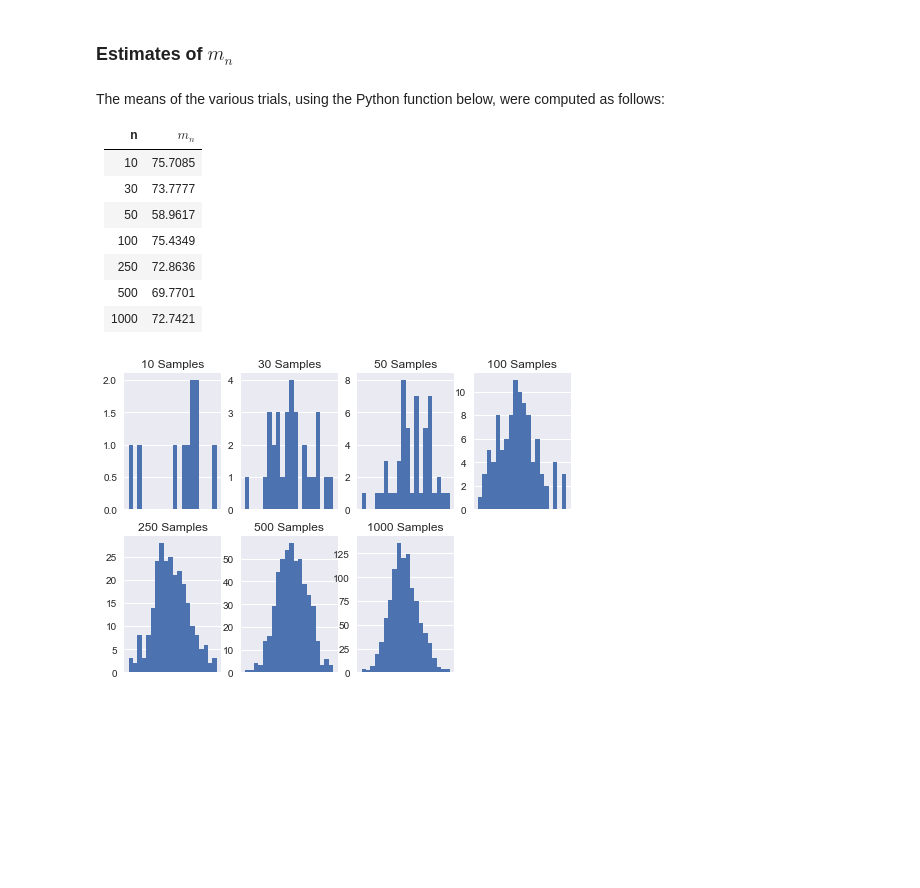
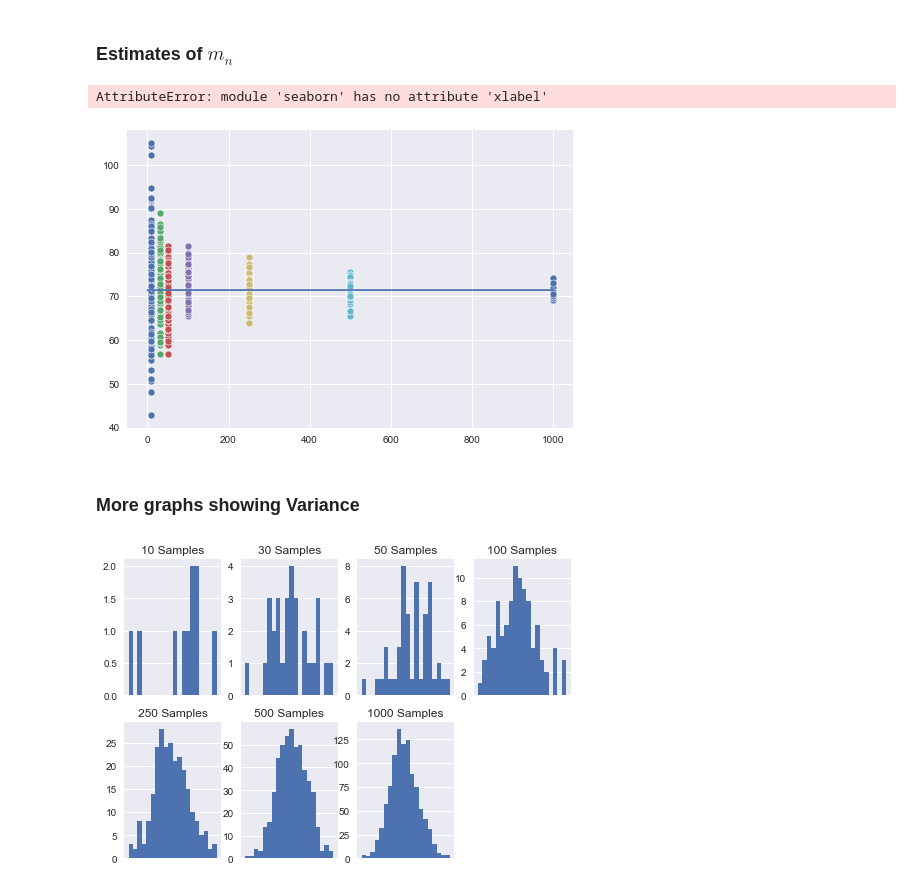
Before and after one commit to luke-anglin/DroneMonte, a Jupyter notebook: Project 3.ipynb, the cells around one changed output. Cells and saved outputs as stored; diff of their text form; code cells hidden in the pictures; blank space fills up the shorter version.

Commit message:
Updates to graphs

```diff
--- a/Project 3.ipynb
+++ b/Project 3.ipynb
@@ -83,22 +83,3 @@ u_{53} = 0.046916961669921875
 $$
 # %% [markdown]
 ### Estimates of $m_n$
-# %% [markdown]
-The means of the various trials, using the Python function below, were computed as follows:
-
-| n    | $m_n$   |
-|------|---------|
-| 10   | 75.7085 |
-| 30   | 73.7777 |
-| 50   | 58.9617 |
-| 100  | 75.4349 |
-| 250  | 72.8636 |
-| 500  | 69.7701 |
-| 1000 | 72.7421 |
-# %%
-def calc_means(samp_sizes):
-    # Generate the samples
-    for ss in samp_sizes:
-        sample = np.random.normal(loc = mean, scale = stdev, size = (ss))
-        print(f"Mean for sample size {ss} is {round(sample.mean(), 4)}")
-# calc_means(runs)
@@ -107 +86,31 @@ def calc_means(samp_sizes):
+# %%
+runs = [10, 30, 50,100, 250, 500, 1000]
+import seaborn as sns
+
+def calc_means(samp_sizes, estimates):
+    # 10, 30, . .. 1000
+    # Initialize an empty dictionary which maps sample sizes to arrays of sample means
+    sample_means = {new_list: [] for new_list in samp_sizes}
+    for ss in samp_sizes:
+        # 1, 2, 3 . . . 110
+        for estimate in range(estimates):
+            sample = np.random.normal(loc = mean, scale = stdev, size = (ss))
+            sample_means[ss].append(round(sample.mean(), 4))
+    return sample_means
+
+# Holds our dict containing sample means
+data = calc_means(runs, 110)
+# Plot the data
+for ss, s_mu in data.items():
+    sns.scatterplot(x=ss, y=s_mu)
+# Plot a line ux
+x2 = np.linspace(0, 1000, 10000)
+y2 = [mean] * len(x2)
+sns.lineplot(x=x2, y=y2)
+sns.xlabel("hi")
+# %% [output]
+AttributeError: module 'seaborn' has no attribute 'xlabel'
+[figure, added]
+# %% [markdown]
+### More graphs showing Variance
 # %%
```
Also changed, not shown: parts of 3 cells of this notebook.
